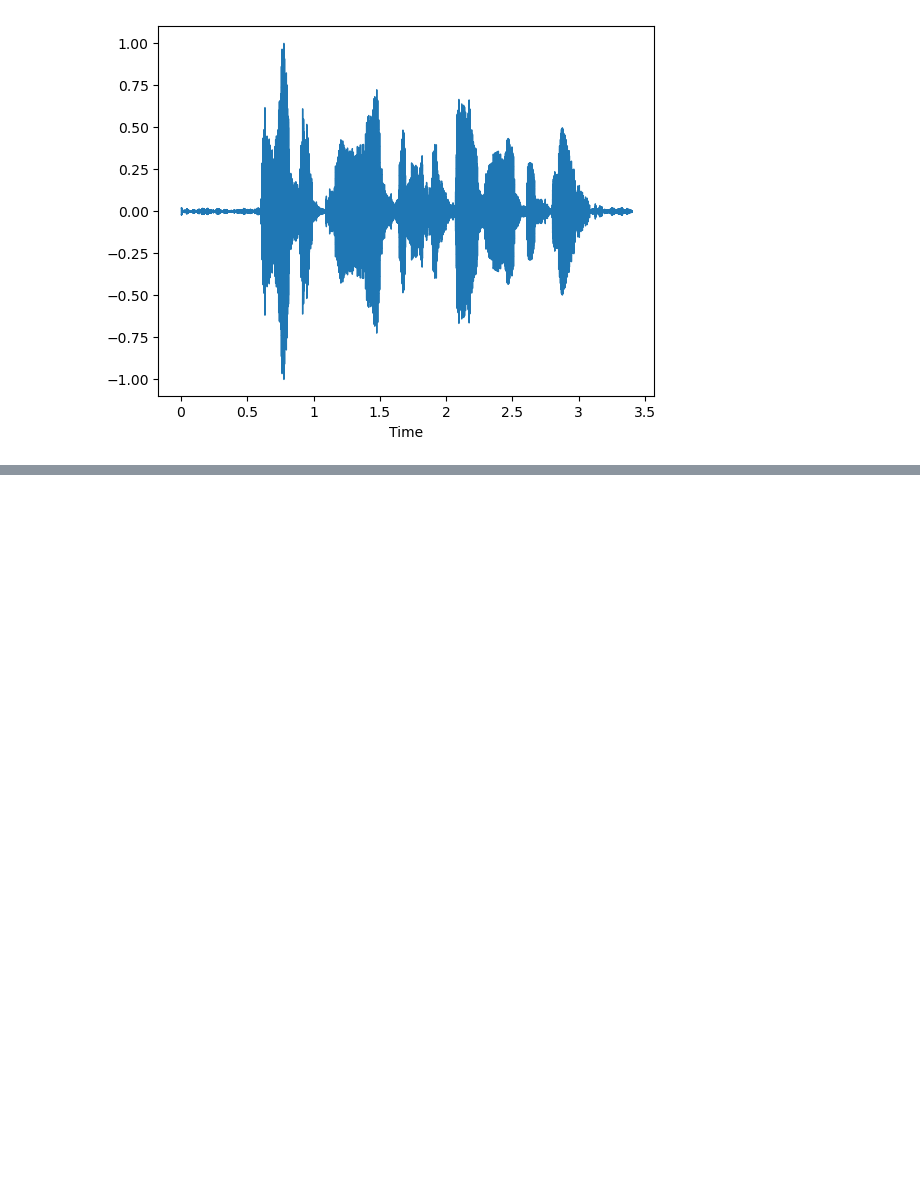
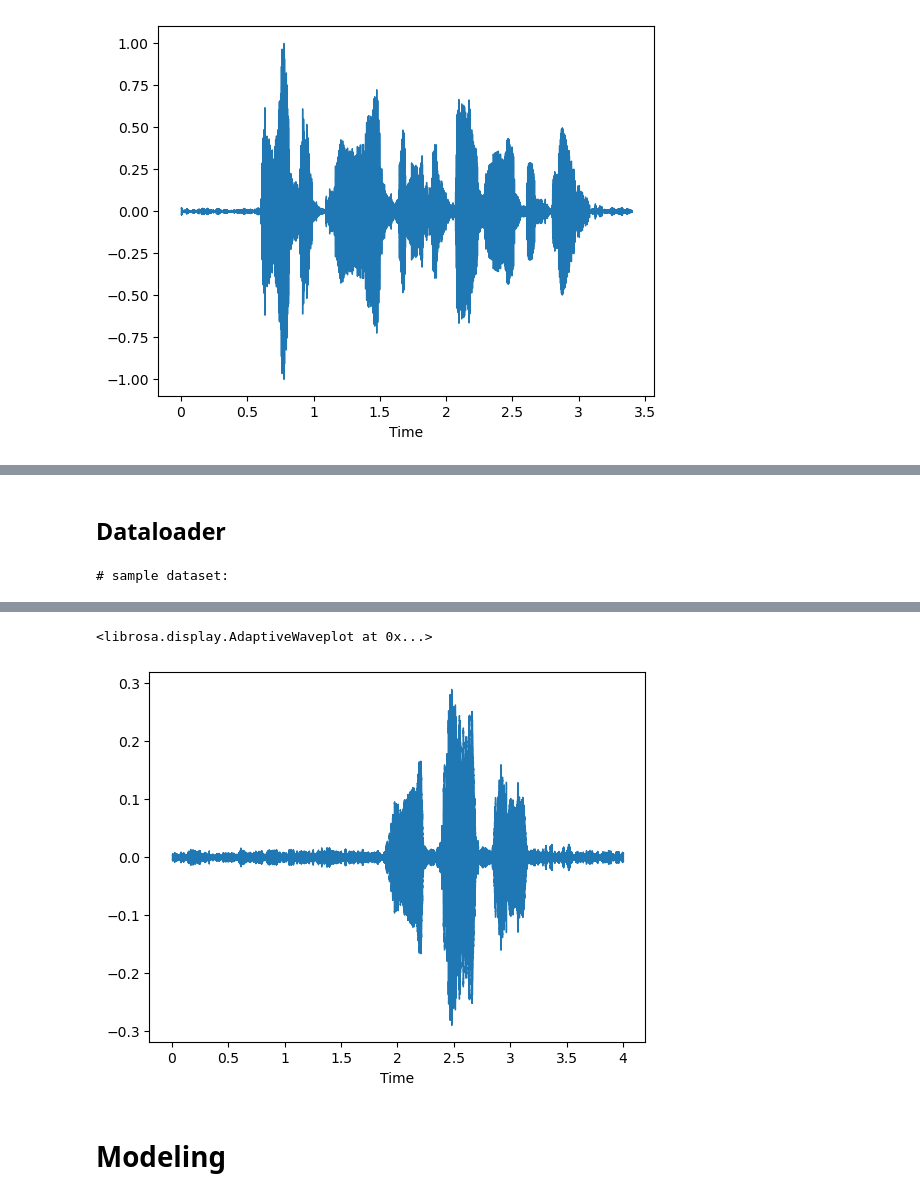
Before and after one commit to iser97/ml_project_birdclef23, a Jupyter notebook: birdclef23-unilm-finetune.ipynb, the cells around one changed output, grey strips where cells are left out. Cells and saved outputs as stored; diff of their text form; code cells hidden in the pictures; blank space fills up the shorter version.

Commit message:
add dataset modeling

```diff
--- a/birdclef23-unilm-finetune.ipynb
+++ b/birdclef23-unilm-finetune.ipynb
@@ -472,0 +568,2 @@ lid.waveshow(audio_aug[0].numpy(), sr=sr)
+# %% [markdown]
+## Dataloader
@@ -472,0 +656,9 @@ lid.waveshow(audio_aug[0].numpy(), sr=sr)
+# %%
+dataset = AudioDataset(df, mode='train')
+dataset_0 = dataset[0][0]
+dataset_0 = dataset_0.cpu().numpy()
+print("# sample dataset:")
+display(ipd.Audio(dataset_0, rate=CFG.sample_rate))
+lid.waveshow(dataset_0, sr=CFG.sample_rate)
+# %% [output]
+# sample dataset:
@@ -472,0 +666,4 @@ lid.waveshow(audio_aug[0].numpy(), sr=sr)
+<librosa.display.AdaptiveWaveplot at 0x...>
+[figure, added]
+# %% [markdown]
+# Modeling
```
Also changed, not shown: parts of 23 cells of this notebook, 8 other files.
